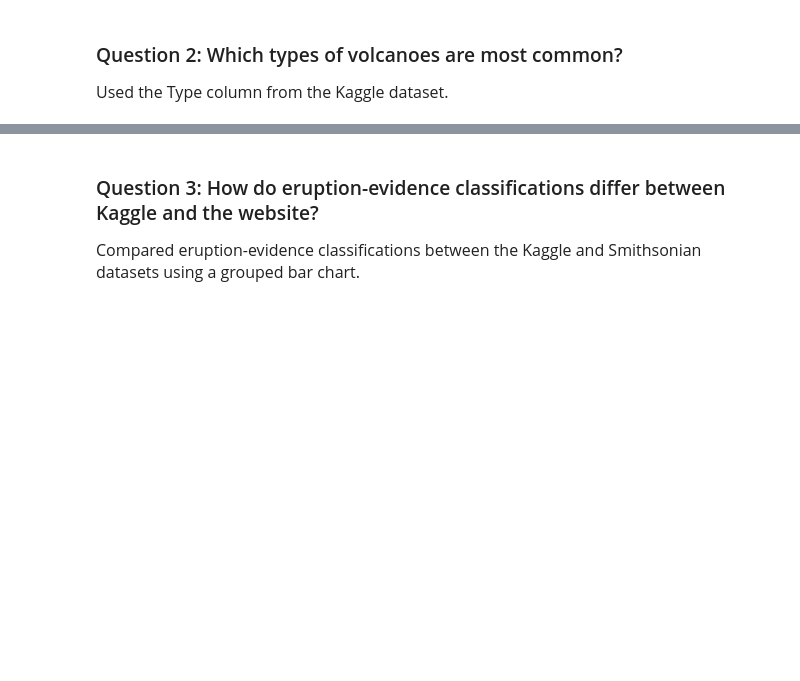
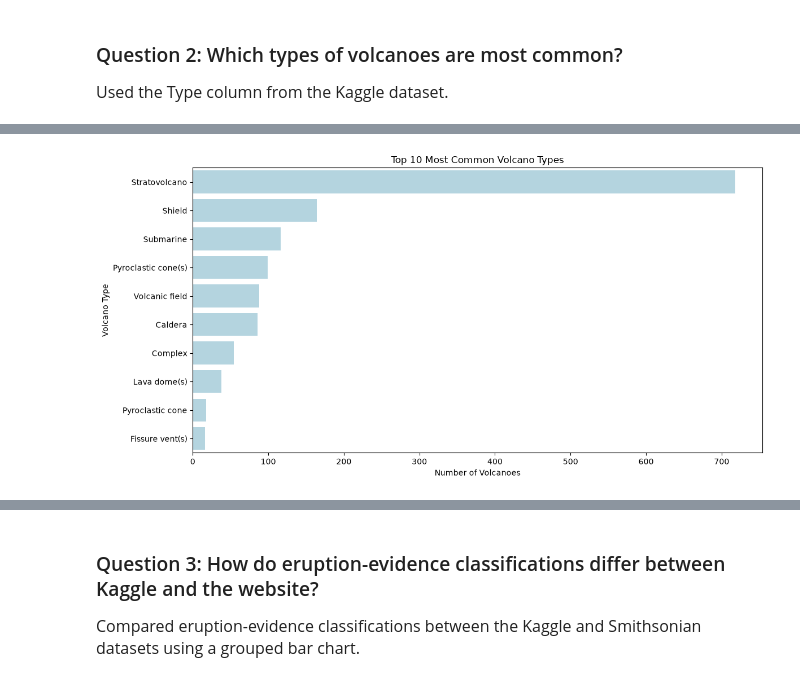
Before and after one commit to NimmyRajan/volcanos, a Jupyter notebook: volcanos.ipynb, the cells around one changed output, grey strips where cells are left out. Drawn from its saved outputs; the diff is of its cells as text; code cells hidden in the pictures; blank space fills up the shorter version.

```diff
--- a/volcanos.ipynb
+++ b/volcanos.ipynb
@@ -248,0 +263,28 @@ plt.show()
+# %%
+# Copy of the Kaggle dataset so the original data is not changed
+kaggle_types_df = kaggle_df.copy()
+
+# Standardise similar volcano type labels
+kaggle_types_df["Type Cleaned"] = kaggle_types_df["Type"].replace({
+    "Stratovolcano(es)": "Stratovolcano",
+    "Shield(s)": "Shield"
+})
+
+# Count the most common cleaned volcano types
+top_types = kaggle_types_df["Type Cleaned"].value_counts().head(10)
+
+plt.figure(figsize=(12, 6))
+
+sns.barplot(
+    x=top_types.values,
+    y=top_types.index,
+    color="lightblue"
+)
+
+plt.title("Top 10 Most Common Volcano Types")
+plt.xlabel("Number of Volcanoes")
+plt.ylabel("Volcano Type")
+plt.tight_layout()
+plt.show()
+# %% [output]
+[figure, added]
```
Also changed, not shown: parts of 19 cells of this notebook, 1 other file.
